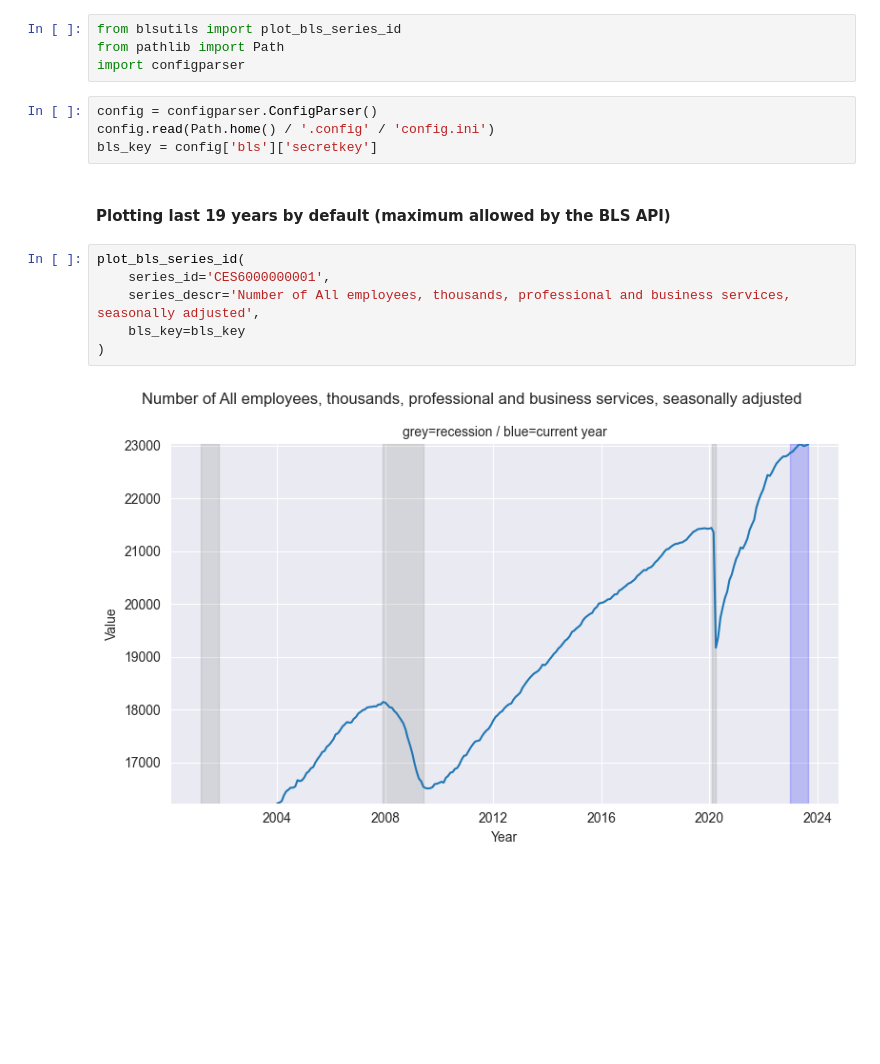
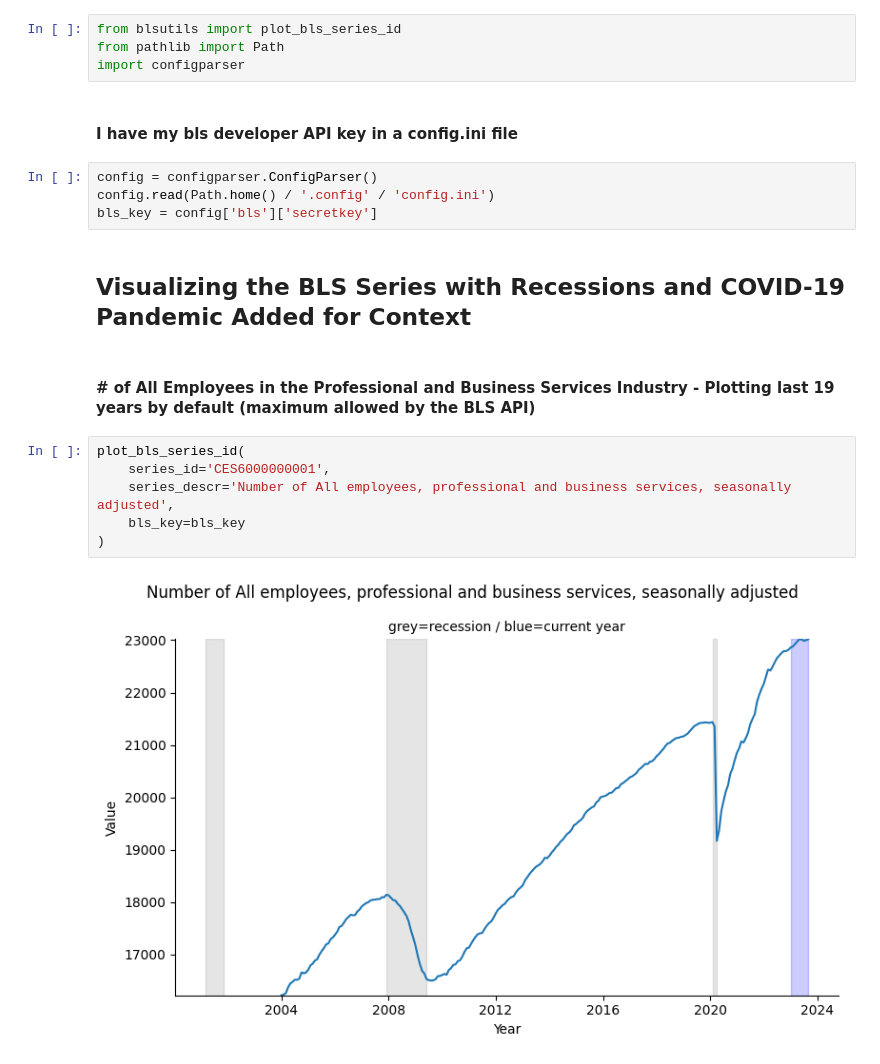
Before and after one commit to pybokeh/data-sets, a Jupyter notebook: bls/Using_blsutils.ipynb, the cells around one changed output. Drawn from its saved outputs; the diff is of its cells as text; blank space fills up the shorter version.

```diff
--- a/bls/Using_blsutils.ipynb
+++ b/bls/Using_blsutils.ipynb
@@ -6,18 +6,22 @@ This notebook demonstrates how to use my custom `blsutils` package (not on pypi)
 from blsutils import plot_bls_series_id
 from pathlib import Path
 import configparser
+# %% [markdown]
+#### I have my bls developer API key in a config.ini file
 # %%
 config = configparser.ConfigParser()
 config.read(Path.home() / '.config' / 'config.ini')
 bls_key = config['bls']['secretkey']
+# %% [markdown]
+## Visualizing the BLS Series with Recessions and COVID-19 Pandemic Added for Context
 # %% [markdown]
-#### Plotting last 19 years by default (maximum allowed by the BLS API)
+#### # of All Employees in the Professional and Business Services Industry - Plotting last 19 years by default (maximum allowed by the BLS API)
 # %%
 plot_bls_series_id(
     series_id='CES6000000001',
-    series_descr='Number of All employees, thousands, professional and business services, seasonally adjusted',
+    series_descr='Number of All employees, professional and business services, seasonally adjusted',
     bls_key=bls_key
 )
 # %% [output]
-[figure, old version]
+[figure, new version]
 # %% [markdown]
```
Also changed, not shown: parts of 13 cells of this notebook, 5 other files.
